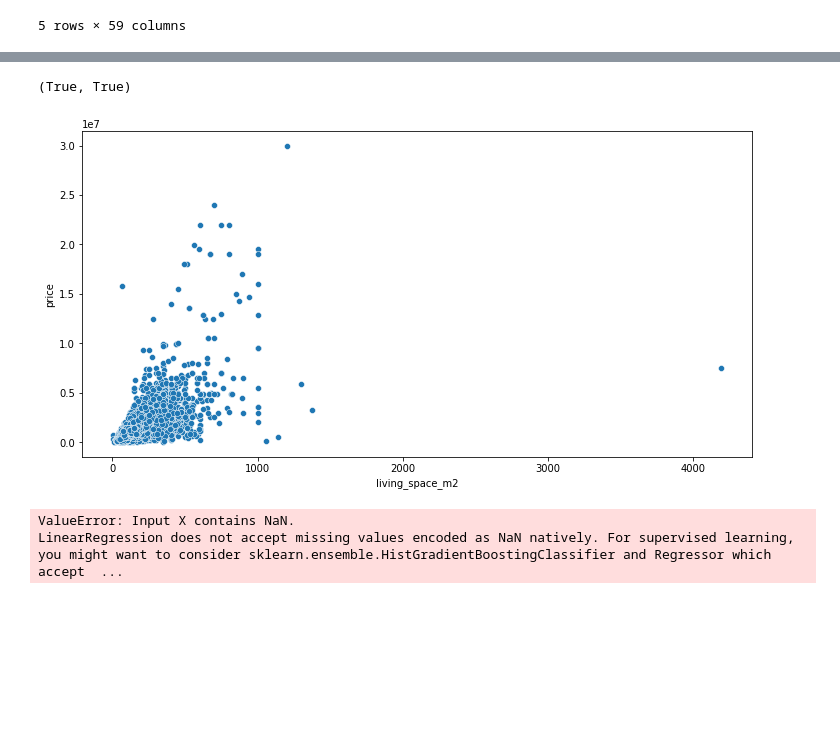
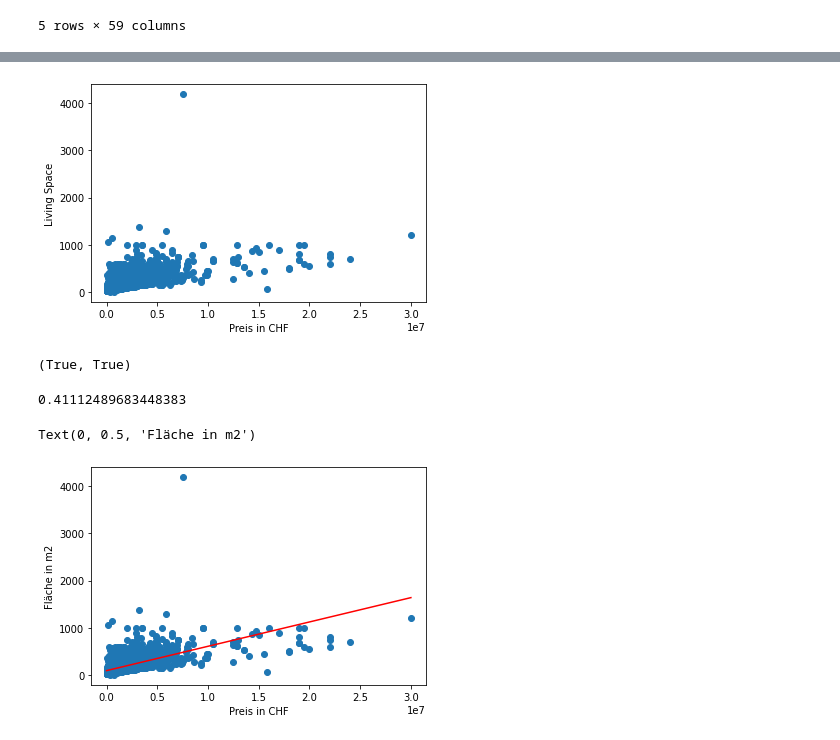
Before and after one commit to marvinvr/fhnw-cml1, a Jupyter notebook: linear_regression.ipynb, the cells around one changed output, grey strips where cells are left out. Cells and saved outputs as stored; diff of their text form; code cells hidden in the pictures; blank space fills up the shorter version.

```diff
--- a/linear_regression.ipynb
+++ b/linear_regression.ipynb
@@ -22 +43,12 @@ y = df['price'].values.reshape(-1,1)
+# %%
+
+x = df['price'].values.reshape(1,-1)
+y = df['living_space_m2'].values.reshape(1,-1)
+# %%
+plt.scatter(x,y)
+plt.xlabel('Preis in CHF')
+plt.ylabel('Living Space')
+plt.show()
+# %% [output]
+[figure, added]
 # %%
@@ -23,8 +56,3 @@ y = df['price'].values.reshape(-1,1)
 np.any(np.isnan(x)), np.any(np.isnan(y))
 # %% [output]
 (True, True)
-# %%
-plt.figure(figsize=(12, 6))
-ax = sns.scatterplot(data=df, x='living_space_m2', y='price')
-# %% [output]
-[figure, removed]
@@ -31,8 +66,5 @@ ax = sns.scatterplot(data=df, x='living_space_m2', y='price')
 # %%
-#Lineare REgression wird berechnet
-model = LinearRegression().fit(x, y)
-x_new = np.arange(0,4500).reshape(-1,1)
+#Lineare Regression wird berechnet
+model = LinearRegression(fit_intercept= True).fit(x, y)
+x_new = np.arange(0,30000000).reshape(-1,1)
 y_new = model.predict(x_new)
-# %% [output]
-ValueError: Input X contains NaN.
-LinearRegression does not accept missing values encoded as NaN natively. For supervised learning, you might want to consider sklearn.ensemble.HistGradientBoostingClassifier and Regressor which accept  ...
@@ -42,6 +71,16 @@ r_2
+# %%
+# Modelscore berechnen
+'''Score bleibt gleich bei vertauschten x und y Achsen'''
+r_2 = model.score(x,y)
+r_2
+# %% [output]
+0.41112489683448383
 # %%
 #Hier sehen wir die modellierte Lineare Regression mit den Realen Anzahl Punkten
 plt.scatter(x,y)
 plt.plot(x_new,y_new, color = 'r')
-plt.xlabel('Fläche in m2')
-plt.ylabel('Preis in CHF')
+plt.xlabel('Preis in CHF')
+plt.ylabel('Fläche in m2')
+# %% [output]
+Text(0, 0.5, 'Fläche in m2')
+[figure, added]
```
Also changed, not shown: parts of 11 cells of this notebook.
